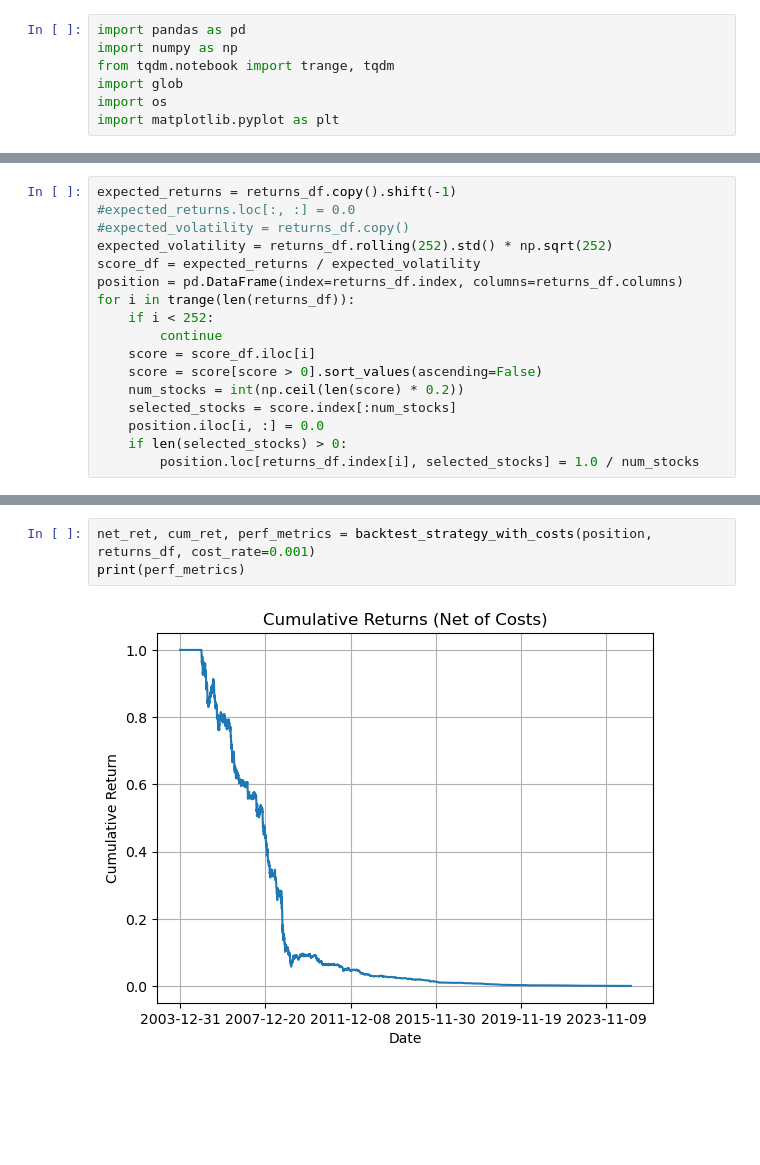
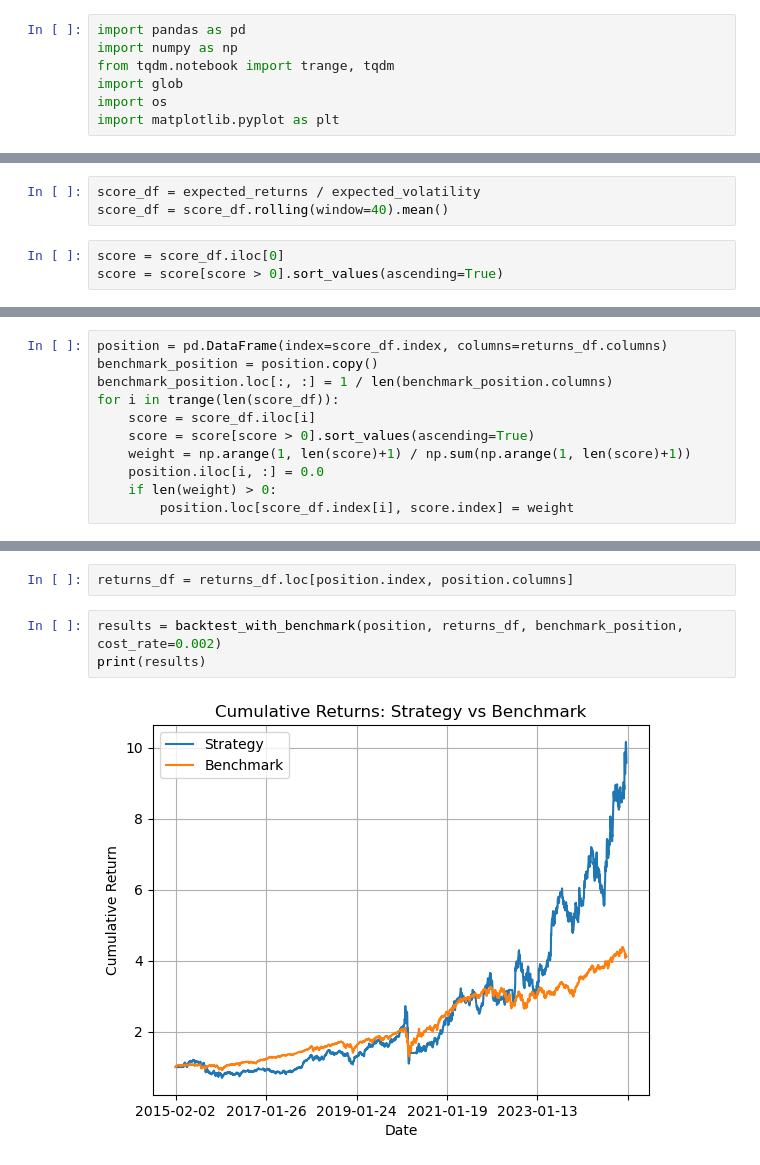
Before and after one commit to bagelquant/FTS_project, a Jupyter notebook: notebooks/backtest.ipynb, the cells around one changed output, grey strips where cells are left out. Saved outputs shown, nothing was run; the diff lists cells and outputs as text; blank space fills up the shorter version.

```diff
--- a/notebooks/backtest.ipynb
+++ b/notebooks/backtest.ipynb
@@ -25,0 +138,6 @@ returns_df = pd.DataFrame({sym: df['return'] for sym, df in dfs.items()})
+# %%
+score_df = expected_returns / expected_volatility
+score_df = score_df.rolling(window=40).mean()
+# %%
+score = score_df.iloc[0]
+score = score[score > 0].sort_values(ascending=True)
@@ -26,17 +148,11 @@ returns_df = pd.DataFrame({sym: df['return'] for sym, df in dfs.items()})
 # %%
-expected_returns = returns_df.copy().shift(-1)
-#expected_returns.loc[:, :] = 0.0
-#expected_volatility = returns_df.copy()
-expected_volatility = returns_df.rolling(252).std() * np.sqrt(252)
-score_df = expected_returns / expected_volatility
-position = pd.DataFrame(index=returns_df.index, columns=returns_df.columns)
-for i in trange(len(returns_df)):
-    if i < 252:
-        continue
+position = pd.DataFrame(index=score_df.index, columns=returns_df.columns)
+benchmark_position = position.copy()
+benchmark_position.loc[:, :] = 1 / len(benchmark_position.columns)
+for i in trange(len(score_df)):
     score = score_df.iloc[i]
-    score = score[score > 0].sort_values(ascending=False)
-    num_stocks = int(np.ceil(len(score) * 0.2))
-    selected_stocks = score.index[:num_stocks]
+    score = score[score > 0].sort_values(ascending=True)
+    weight = np.arange(1, len(score)+1) / np.sum(np.arange(1, len(score)+1))
     position.iloc[i, :] = 0.0
-    if len(selected_stocks) > 0:
-        position.loc[returns_df.index[i], selected_stocks] = 1.0 / num_stocks
+    if len(weight) > 0:
+        position.loc[score_df.index[i], score.index] = weight
@@ -116,5 +159,7 @@ def backtest_strategy_with_costs(weights: pd.DataFrame,
+# %%
+returns_df = returns_df.loc[position.index, position.columns]
 # %%
-net_ret, cum_ret, perf_metrics = backtest_strategy_with_costs(position, returns_df, cost_rate=0.001)
-print(perf_metrics)
+results = backtest_with_benchmark(position, returns_df, benchmark_position, cost_rate=0.002)
+print(results)
 # %% [output]
-[figure, old version]
+[figure, new version]
```
Also changed, not shown: parts of 10 cells of this notebook, 1 other file.
